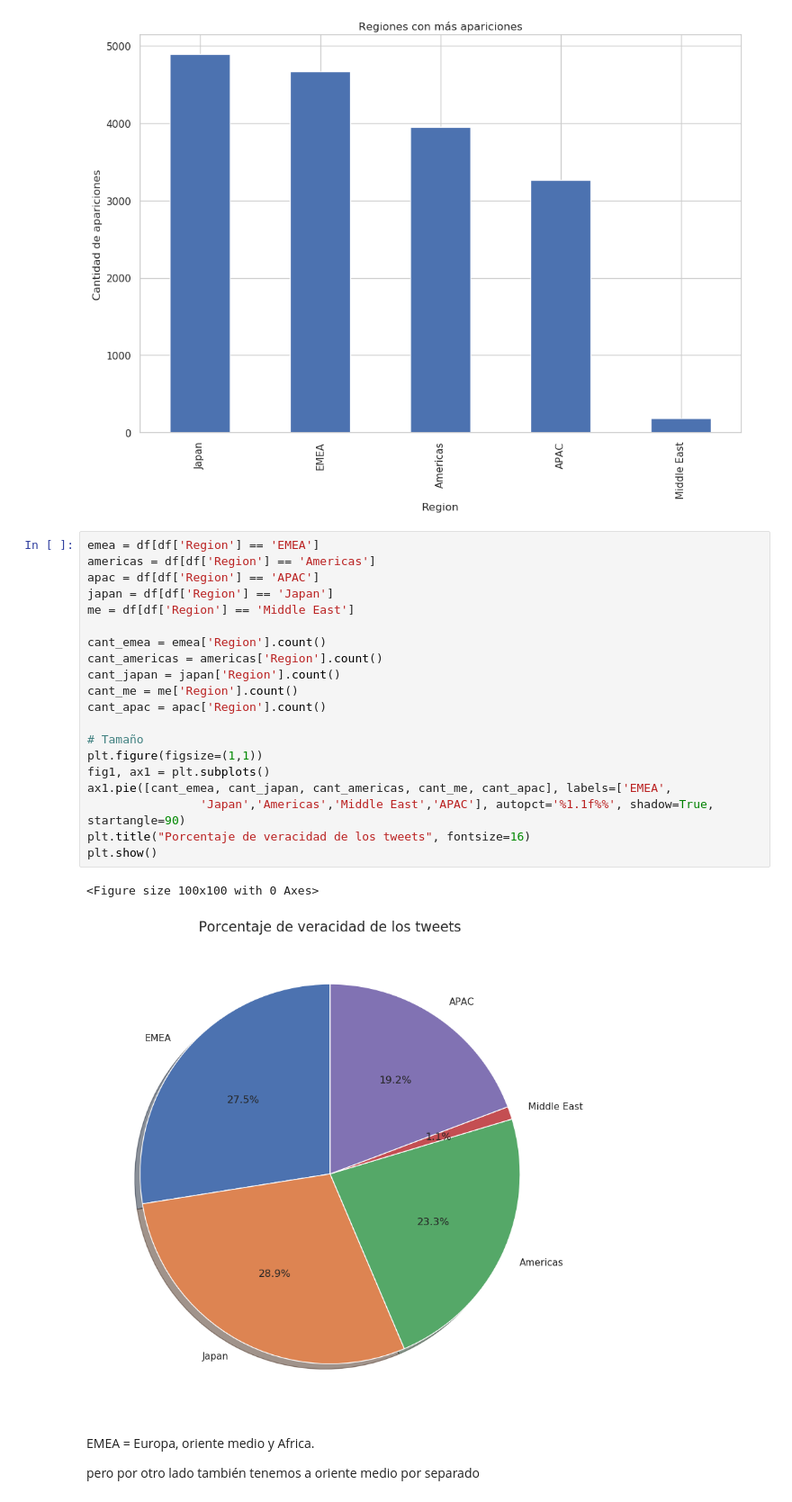
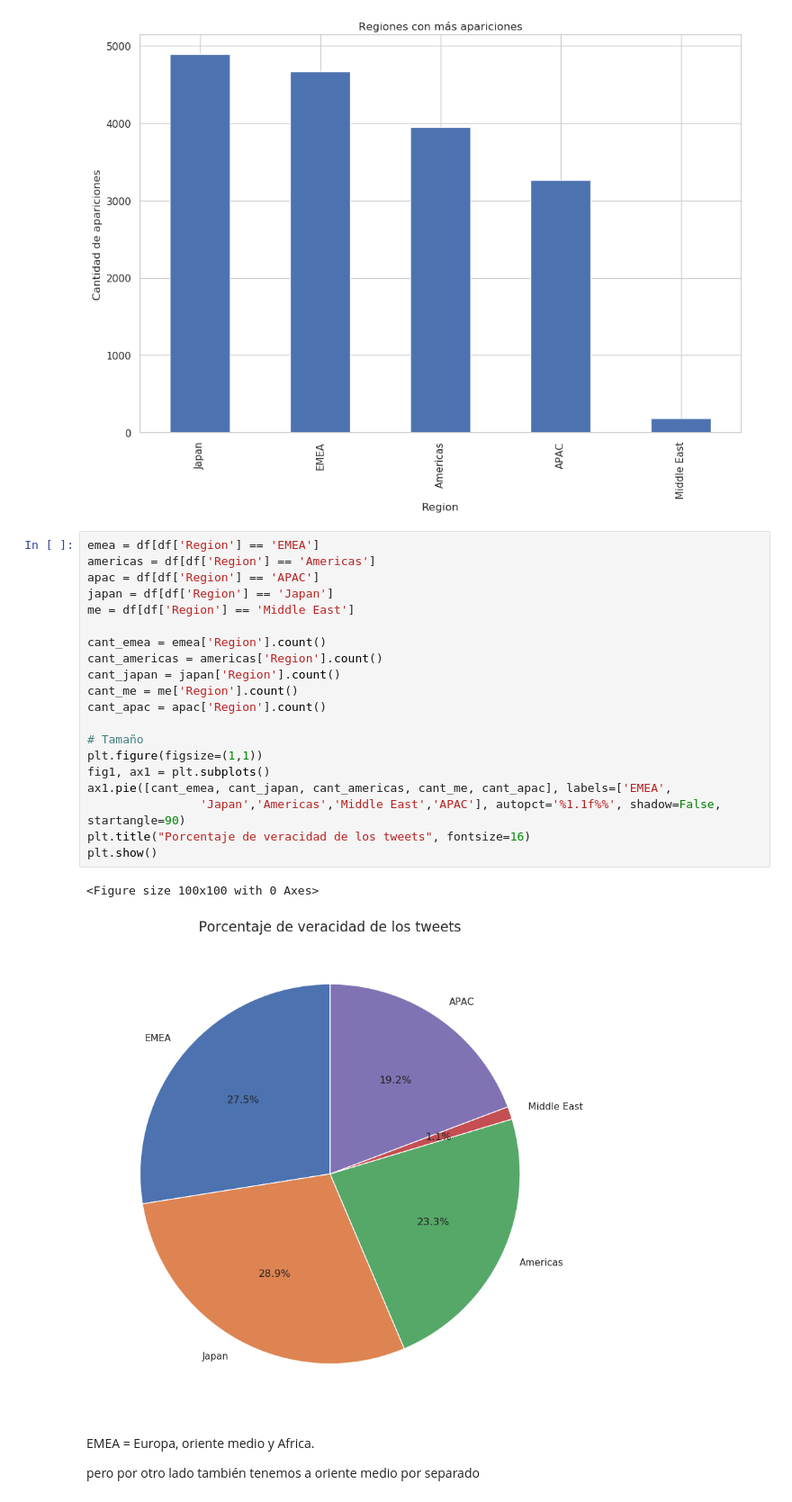
Before and after one commit to AlejandroBalladares/TP1---Organizaci-n-de-datos, a Jupyter notebook: data/TP1.ipynb, the cells around one changed output. Shown at 90% size. Saved outputs shown, nothing was run; the diff lists cells and outputs as text.

```diff
--- a/data/TP1.ipynb
+++ b/data/TP1.ipynb
@@ -148,26 +158,26 @@ Text(0, 0.5, 'Cantidad de apariciones')
 # %%
 emea = df[df['Region'] == 'EMEA']
 americas = df[df['Region'] == 'Americas']
 apac = df[df['Region'] == 'APAC']
 japan = df[df['Region'] == 'Japan']
 me = df[df['Region'] == 'Middle East']
 
 cant_emea = emea['Region'].count()
 cant_americas = americas['Region'].count()
 cant_japan = japan['Region'].count()
 cant_me = me['Region'].count()
 cant_apac = apac['Region'].count()
 
 # Tamaño
 plt.figure(figsize=(1,1))
 fig1, ax1 = plt.subplots()
 ax1.pie([cant_emea, cant_japan, cant_americas, cant_me, cant_apac], labels=['EMEA',
-                'Japan','Americas','Middle East','APAC'], autopct='%1.1f%%', shadow=True, startangle=90)
+                'Japan','Americas','Middle East','APAC'], autopct='%1.1f%%', shadow=False, startangle=90)
 plt.title("Porcentaje de veracidad de los tweets", fontsize=16)
 plt.show()
 # %% [output]
 <Figure size 100x100 with 0 Axes>
-[figure, old version]
+[figure, new version]
 # %% [markdown]
 EMEA = Europa, oriente medio y Africa.
 
```
Also changed, not shown: parts of 27 cells of this notebook.
